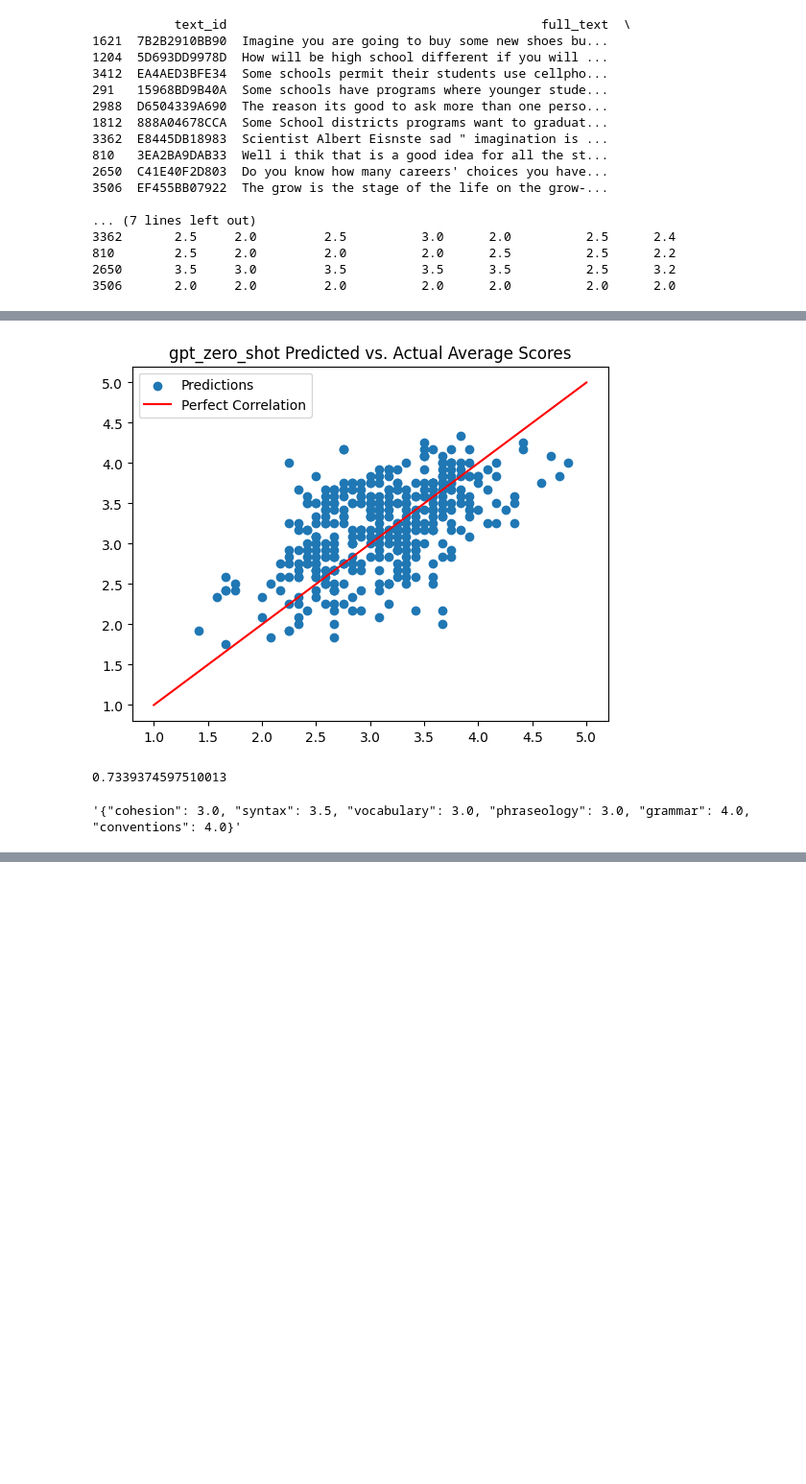
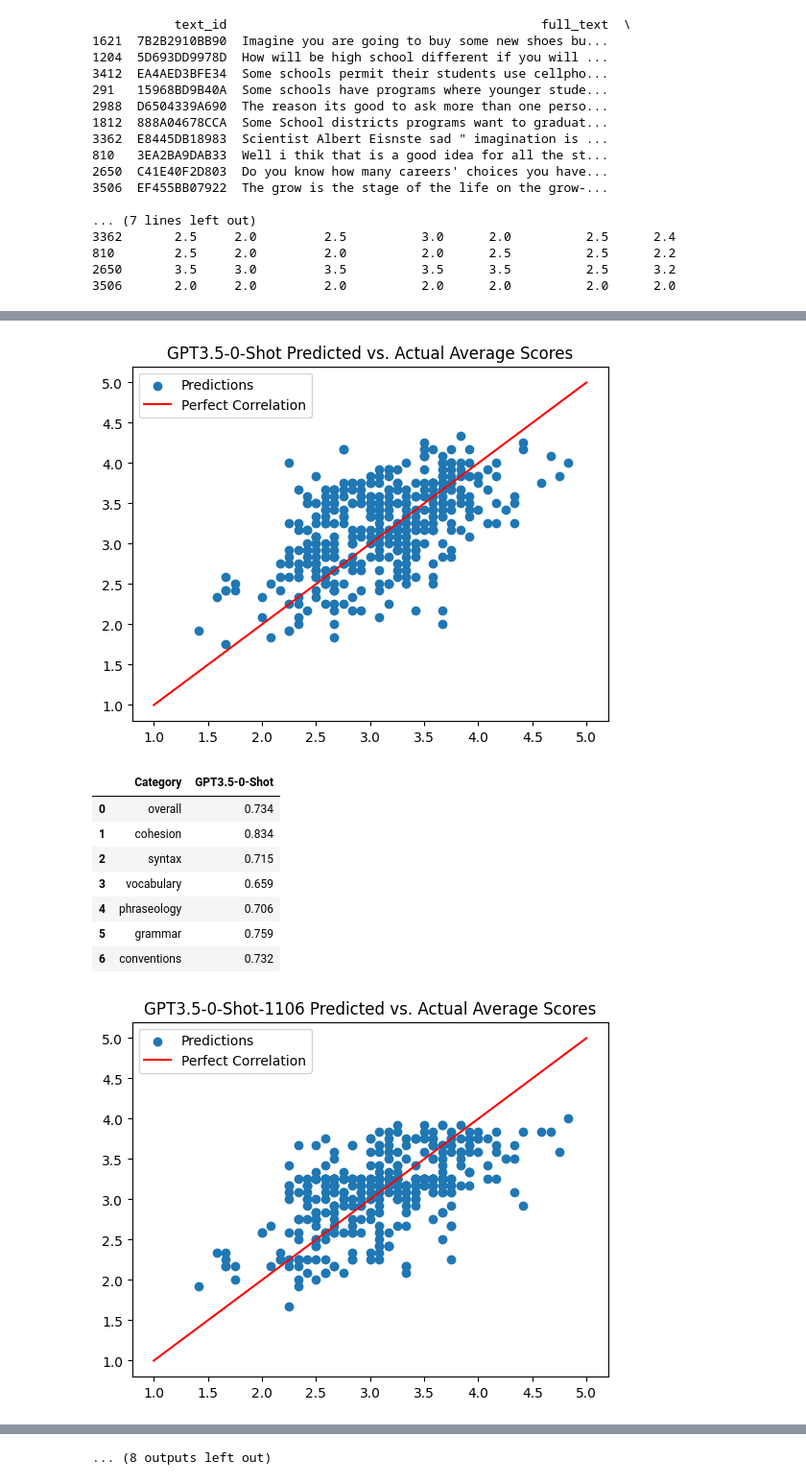
Before and after one commit to kdevoe/Essay-Scoring, a Jupyter notebook: ell-prompt-eval.ipynb, the cells around one changed output, grey strips where cells are left out. Shown at 96% size. Saved outputs shown, nothing was run; the diff lists cells and outputs as text; code cells hidden in the pictures; blank space fills up the shorter version.

```diff
--- a/ell-prompt-eval.ipynb
+++ b/ell-prompt-eval.ipynb
@@ -228,36 +237,62 @@ def find_closest_value_index(df, column, target):
 # %%
 # Function to calculate loss
 def analyze_results(filename):
+
+    title = filename.rsplit('.', 1)[0]
 
     MIN_VALUE = 1
     MAX_VALUE = 5
 
     df = pd.read_csv(filename)
 
-    df['p_average'] = df[predicted_columns].mean(axis=1)
-    df['a_average'] = df[actual_columns].mean(axis=1)
+    df['a_overall'] = df[actual_columns].mean(axis=1)
+    df['p_overall'] = df[predicted_columns].mean(axis=1)
 
-    y_true = df[actual_columns]
-    y_pred = df[predicted_columns]
+    # Dataframe of individual category scores
+    df_RMSE = pd.DataFrame(columns=['Category', title])
 
-    RMSE = mean_squared_error(y_true, y_pred, squared=False)
+    all_categories = categories.values.tolist()
+
+    for category in all_categories:
+        y_true = df['a_' + category]
+        y_pred = df['p_' + category]
+        df_RMSE.loc[len(df_RMSE)] = [category, mean_squared_error(y_true, y_pred, squared=False)]
+
+    # Insert average RMSE as first row
+    overall_average = df_RMSE[title].mean()
+    new_row = {'Category': 'overall', title: overall_average}
+    new_row_df = pd.DataFrame(new_row, index=[0])
+    df_RMSE = pd.concat([new_row_df, df_RMSE]).reset_index(drop=True)
 
     # Plot average actual vs predicitons
-    plt.scatter(df['a_average'], df['p_average'])
+    plt.scatter(df['a_overall'], df['p_overall'])
     plt.plot([MIN_VALUE, MAX_VALUE], [MIN_VALUE, MAX_VALUE], color='red')
     plt.legend(['Predictions', 'Perfect Correlation'])
-    plt.title(filename.split('.')[0] + ' Predicted vs. Actual Average Scores')
+    plt.title(title + ' Predicted vs. Actual Average Scores')
     plt.show()
 
-    return RMSE
-
-# Function to graph and compare results
+    return df_RMSE
-# %%
-print(analyze_results("gpt_zero_shot.csv"))
-# %% [output]
-[figure, removed]
-0.7339374597510013
-# %%
-get_completion(generate_prompt(test_essay1))
-# %% [output]
-'{"cohesion": 3.0, "syntax": 3.5, "vocabulary": 3.0, "phraseology": 3.0, "grammar": 4.0, "conventions": 4.0}'
+# %%
+pd.set_option('display.float_format', lambda x: '%0.3f' % x)
+
+display(analyze_results("GPT3.5-0-Shot.csv"))
+display(analyze_results("GPT3.5-0-Shot-1106.csv"))
+display(analyze_results("GPT3.5-1-Shot.csv"))
+display(analyze_results("GPT3.5-1-Shot-Delimited.csv"))
+display(analyze_results("GPT3.5-5-Shot-1106.csv"))
+display(analyze_results("GPT3.5-5-Shot.csv"))
+display(analyze_results("GPT3.5-1-Shot-1106.csv"))
+display(analyze_results("GPT4-0-Shot-1106.csv"))
+display(analyze_results("GPT4-1-Shot-1106.csv"))
+display(analyze_results("GPT4-5-Shot-1106.csv"))
+# %% [output]
+[figure, added]
+|  | Category | GPT3.5-0-Shot |
+| 0 | overall | 0.734 |
+| 1 | cohesion | 0.834 |
+| 2 | syntax | 0.715 |
+| 3 | vocabulary | 0.659 |
+| 4 | phraseology | 0.706 |
+| 5 | grammar | 0.759 |
+| 6 | conventions | 0.732 |
+[figure, added]
@@ -263,0 +343 @@ get_completion(generate_prompt(test_essay1))
+... (8 outputs left out)
```
Also changed, not shown: parts of 16 cells of this notebook, 2 other files.
